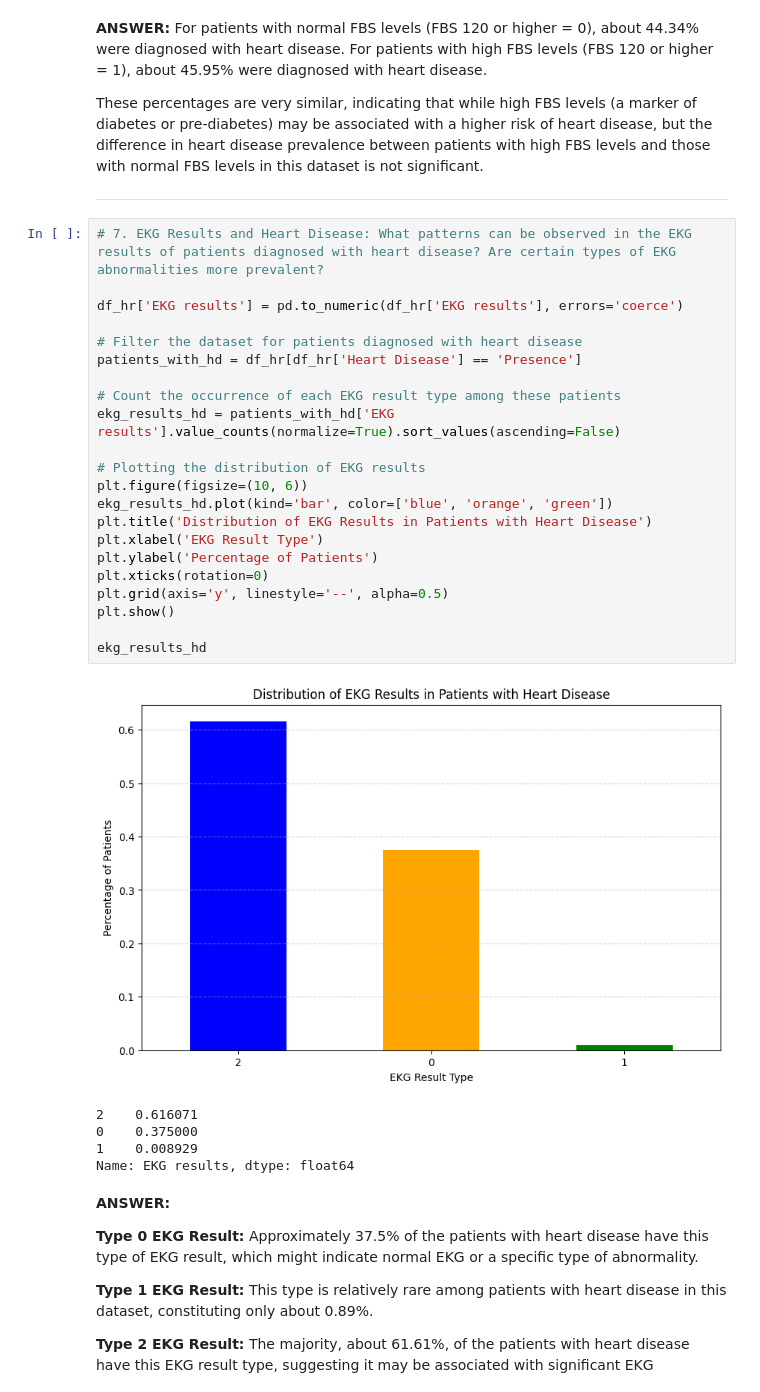
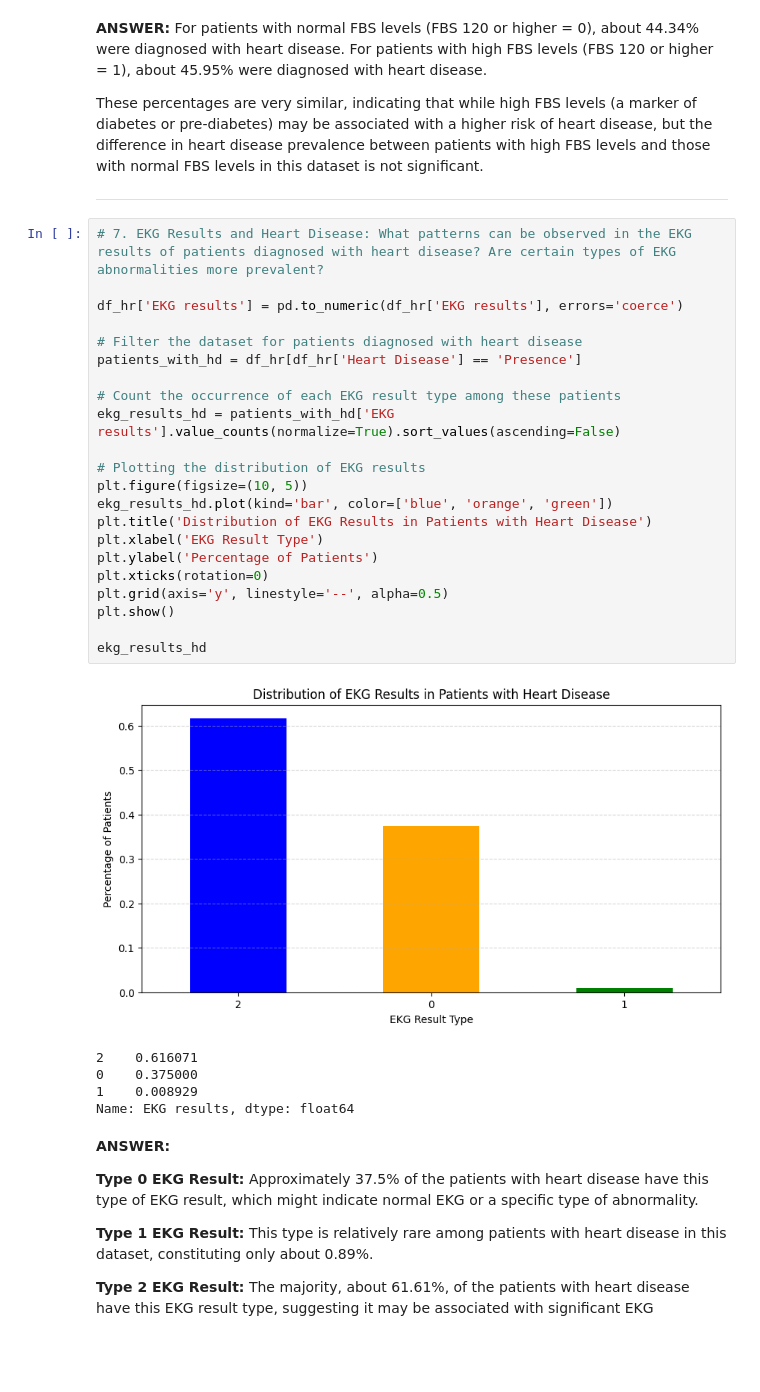
Before and after one commit to kyook17/BADM576, a Jupyter notebook: HW3_heart_disease_dataset_Kiwook_Song.ipynb, the cells around one changed output. Cells and saved outputs as stored; diff of their text form; blank space fills up the shorter version.

```diff
--- a/HW3_heart_disease_dataset_Kiwook_Song.ipynb
+++ b/HW3_heart_disease_dataset_Kiwook_Song.ipynb
@@ -315,27 +315,27 @@ These percentages are very similar, indicating that while high FBS levels (a mar
 # %%
 # 7. EKG Results and Heart Disease: What patterns can be observed in the EKG results of patients diagnosed with heart disease? Are certain types of EKG abnormalities more prevalent?
 
 df_hr['EKG results'] = pd.to_numeric(df_hr['EKG results'], errors='coerce')
 
 # Filter the dataset for patients diagnosed with heart disease
 patients_with_hd = df_hr[df_hr['Heart Disease'] == 'Presence']
 
 # Count the occurrence of each EKG result type among these patients
 ekg_results_hd = patients_with_hd['EKG results'].value_counts(normalize=True).sort_values(ascending=False)
 
 # Plotting the distribution of EKG results
-plt.figure(figsize=(10, 6))
+plt.figure(figsize=(10, 5))
 ekg_results_hd.plot(kind='bar', color=['blue', 'orange', 'green'])
 plt.title('Distribution of EKG Results in Patients with Heart Disease')
 plt.xlabel('EKG Result Type')
 plt.ylabel('Percentage of Patients')
 plt.xticks(rotation=0)
 plt.grid(axis='y', linestyle='--', alpha=0.5)
 plt.show()
 
 ekg_results_hd
 # %% [output]
-[figure, old version]
+[figure, new version]
 2    0.616071
 0    0.375000
 1    0.008929
```
Also changed, not shown: parts of 2 cells of this notebook.
